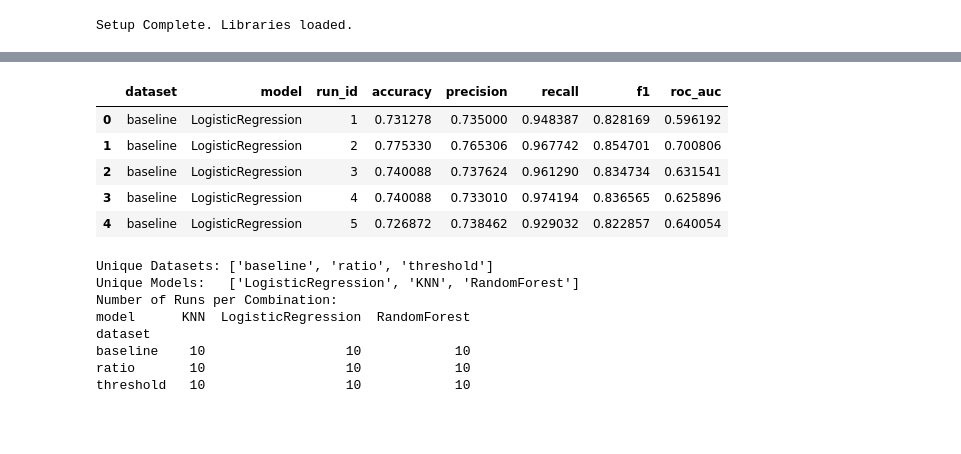
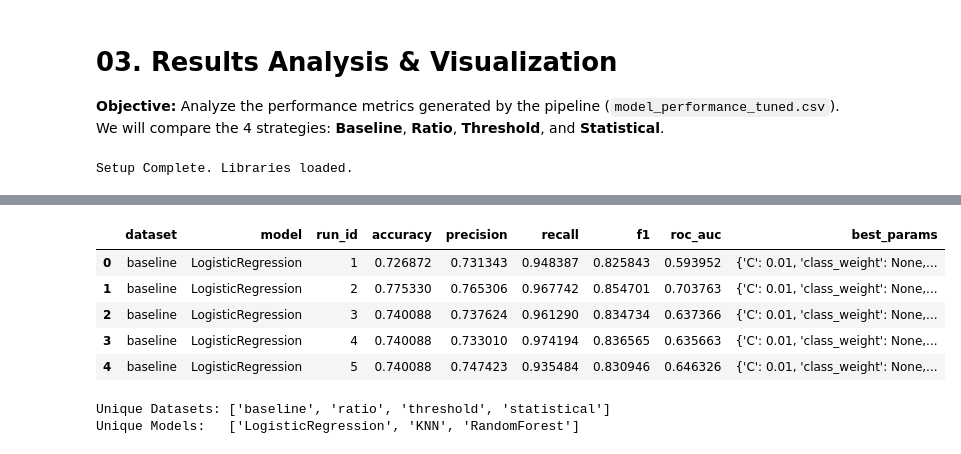
Before and after one commit to Ink-Falls/Thesis2_repo, a Jupyter notebook: notebooks/03_results_analysis_and_visualization.ipynb, the cells around one changed output, grey strips where cells are left out. Saved outputs shown, nothing was run; the diff lists cells and outputs as text; code cells hidden in the pictures; blank space fills up the shorter version.

```diff
--- a/notebooks/03_results_analysis_and_visualization.ipynb
+++ b/notebooks/03_results_analysis_and_visualization.ipynb
@@ -1,3 +1,8 @@
+# %% [markdown]
+# 03. Results Analysis & Visualization
+
+**Objective:** Analyze the performance metrics generated by the pipeline (`model_performance_tuned.csv`).
+We will compare the 4 strategies: **Baseline**, **Ratio**, **Threshold**, and **Statistical**.
 # %%
 import pandas as pd
 import numpy as np
@@ -13,8 +18,8 @@ print("Setup Complete. Libraries loaded.")
 # %% [output]
 Setup Complete. Libraries loaded.
 # %%
-# Define the path to our results artifact
-results_path = os.path.join("..", "results", "model_performance.csv")
+# Define the path to our NEW tuned results artifact
+results_path = os.path.join("..", "results", "model_performance_tuned.csv")
 
 # Load the data
 try:
@@ -22,7 +27,7 @@ try:
     print(f"Successfully loaded results artifact with shape: {df_results.shape}")
 except FileNotFoundError:
     print(f"ERROR: File not found at {results_path}")
-    assert False, "Please run the main pipeline script first."
+    assert False, "Please run the 'modeling_pipeline_tuned.py' script first."
 
 # --- Validate the structure ---
 print("\n--- First 5 Rows of Results ---")
@@ -30,7 +35,4 @@ display(df_results.head())
 
 print(f"\nUnique Datasets: {df_results['dataset'].unique().tolist()}")
 print(f"Unique Models:   {df_results['model'].unique().tolist()}")
-print(
-    f"Number of Runs per Combination: \n{df_results.groupby(['dataset', 'model']).size().unstack()}"
-)
 # %% [output]
@@ -38,17 +40,11 @@ Successfully loaded results artifact with shape: (90, 8)
 
 --- First 5 Rows of Results ---
-|  | dataset | model | run_id | accuracy | precision | recall | f1 | roc_auc |
-| 0 | baseline | LogisticRegression | 1 | 0.731278 | 0.735000 | 0.948387 | 0.828169 | 0.596192 |
-| 1 | baseline | LogisticRegression | 2 | 0.775330 | 0.765306 | 0.967742 | 0.854701 | 0.700806 |
-| 2 | baseline | LogisticRegression | 3 | 0.740088 | 0.737624 | 0.961290 | 0.834734 | 0.631541 |
-| 3 | baseline | LogisticRegression | 4 | 0.740088 | 0.733010 | 0.974194 | 0.836565 | 0.625896 |
-| 4 | baseline | LogisticRegression | 5 | 0.726872 | 0.738462 | 0.929032 | 0.822857 | 0.640054 |
+|  | dataset | model | run_id | accuracy | precision | recall | f1 | roc_auc | best_params |
+| 0 | baseline | LogisticRegression | 1 | 0.726872 | 0.731343 | 0.948387 | 0.825843 | 0.593952 | {'C': 0.01, 'class_weight': None,... |
+| 1 | baseline | LogisticRegression | 2 | 0.775330 | 0.765306 | 0.967742 | 0.854701 | 0.703763 | {'C': 0.01, 'class_weight': None,... |
+| 2 | baseline | LogisticRegression | 3 | 0.740088 | 0.737624 | 0.961290 | 0.834734 | 0.637366 | {'C': 0.01, 'class_weight': None,... |
+| 3 | baseline | LogisticRegression | 4 | 0.740088 | 0.733010 | 0.974194 | 0.836565 | 0.635663 | {'C': 0.01, 'class_weight': None,... |
+| 4 | baseline | LogisticRegression | 5 | 0.740088 | 0.747423 | 0.935484 | 0.830946 | 0.646326 | {'C': 0.01, 'class_weight': None,... |
-Unique Datasets: ['baseline', 'ratio', 'threshold']
+Unique Datasets: ['baseline', 'ratio', 'threshold', 'statistical']
 Unique Models:   ['LogisticRegression', 'KNN', 'RandomForest']
-Number of Runs per Combination:
-model      KNN  LogisticRegression  RandomForest
-dataset
-baseline    10                  10            10
-ratio       10                  10            10
-threshold   10                  10            10
 # %%
```
Also changed, not shown: parts of 10 cells of this notebook, 9 other files.
